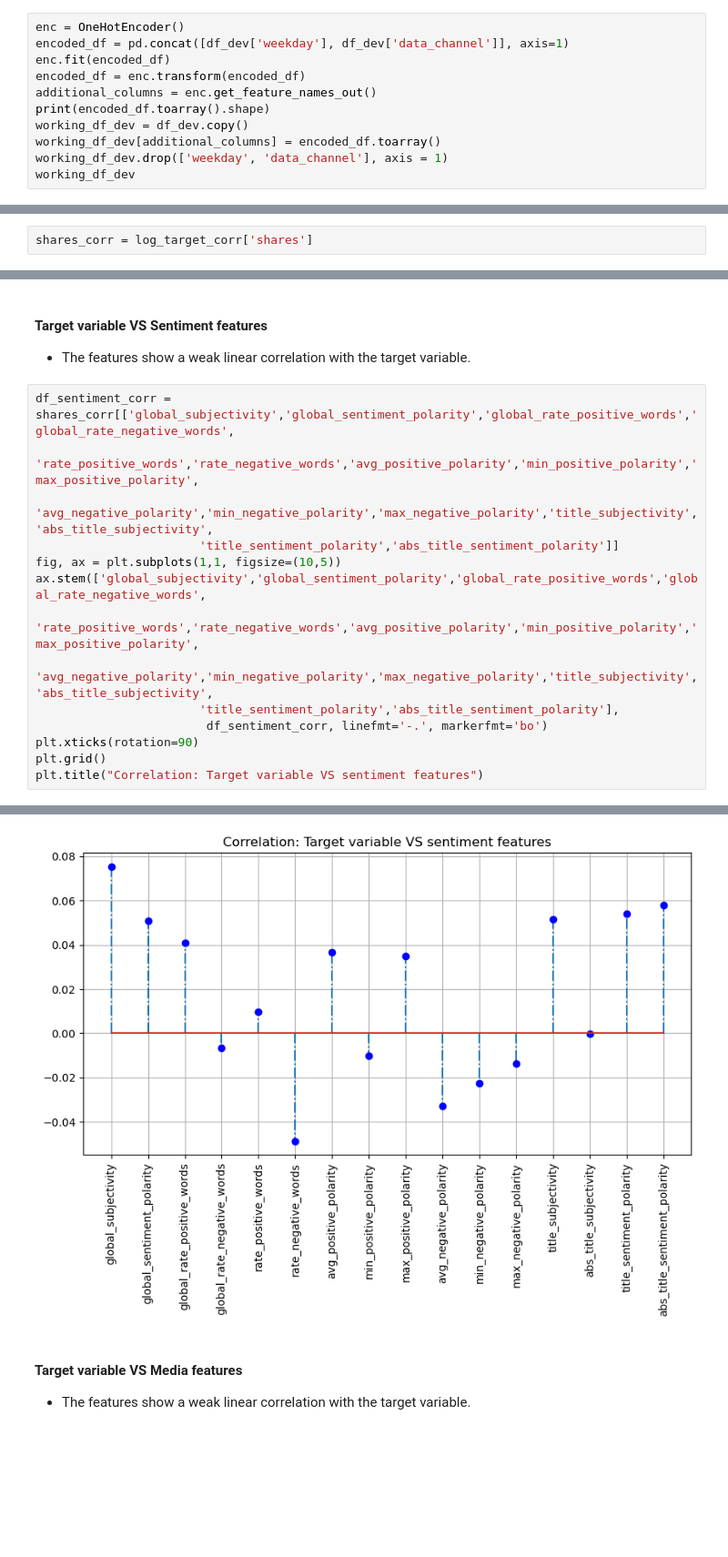
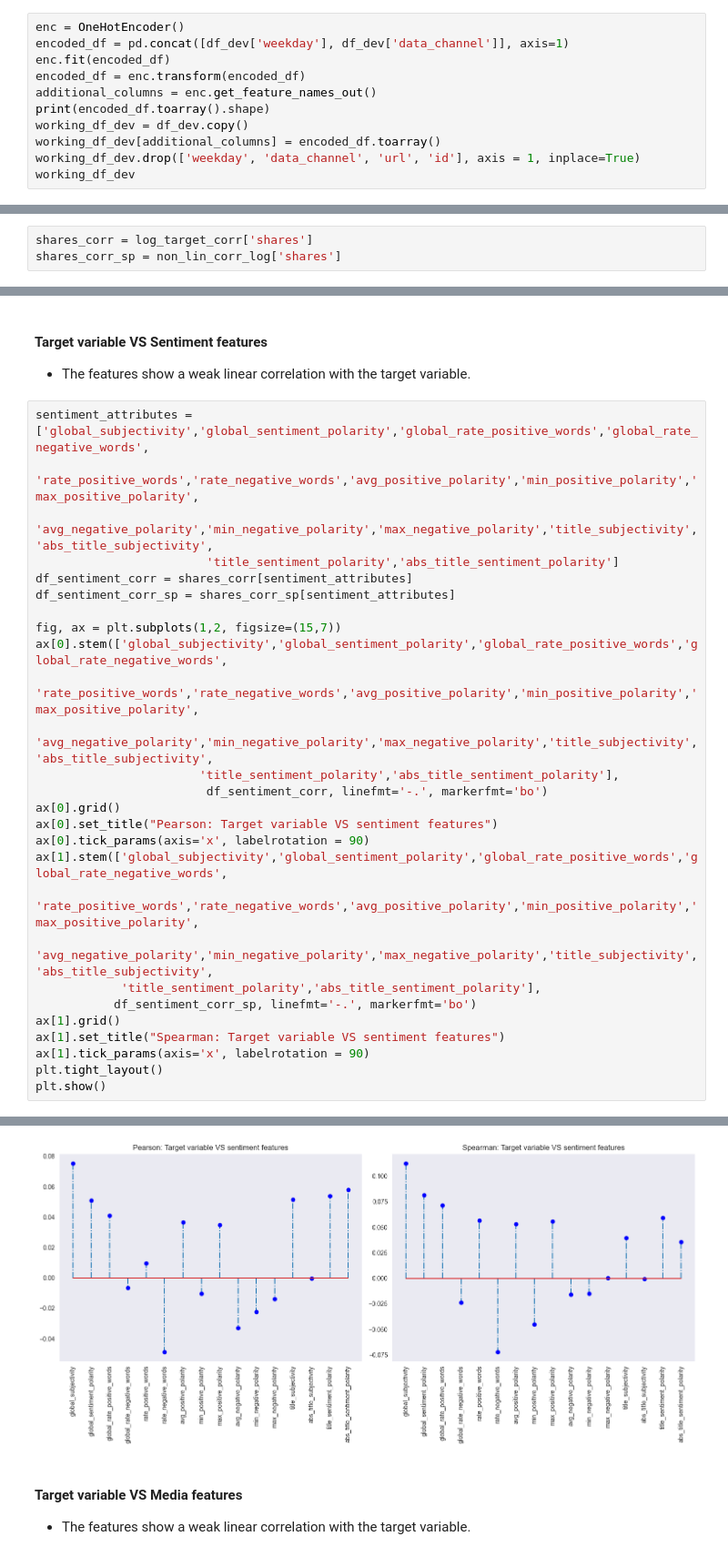
Before and after one commit to lolloberga/predict-shares-online-news, a Jupyter notebook: dataset_exploration.ipynb, the cells around one changed output, grey strips where cells are left out. Shown at 91% size. Saved outputs shown, nothing was run; the diff lists cells and outputs as text; blank space fills up the shorter version.

```diff
--- a/dataset_exploration.ipynb
+++ b/dataset_exploration.ipynb
@@ -362,7 +362,7 @@ additional_columns = enc.get_feature_names_out()
 print(encoded_df.toarray().shape)
 working_df_dev = df_dev.copy()
 working_df_dev[additional_columns] = encoded_df.toarray()
-working_df_dev.drop(['weekday', 'data_channel'], axis = 1)
+working_df_dev.drop(['weekday', 'data_channel', 'url', 'id'], axis = 1, inplace=True)
 working_df_dev
 # %% [output]
 (31715, 13)
@@ -456,6 +443,7 @@ sns.heatmap(non_lin_corr_log)
 - Saturday and sunday have a weak linear positive correlation with the target variable
 # %%
 shares_corr = log_target_corr['shares']
+shares_corr_sp = non_lin_corr_log['shares']
 # %%
 additional_columns
 # %% [output]
@@ -481,17 +480,30 @@ plt.grid()
 #### Target variable VS Sentiment features
 - The features show a weak linear correlation with the target variable.
 # %%
-df_sentiment_corr = shares_corr[['global_subjectivity','global_sentiment_polarity','global_rate_positive_words','global_rate_negative_words',
-                       'rate_positive_words','rate_negative_words','avg_positive_polarity','min_positive_polarity','max_positive_polarity',
-                       'avg_negative_polarity','min_negative_polarity','max_negative_polarity','title_subjectivity','abs_title_subjectivity',
-                       'title_sentiment_polarity','abs_title_sentiment_polarity']]
-fig, ax = plt.subplots(1,1, figsize=(10,5))
-ax.stem(['global_subjectivity','global_sentiment_polarity','global_rate_positive_words','global_rate_negative_words',
+sentiment_attributes = ['global_subjectivity','global_sentiment_polarity','global_rate_positive_words','global_rate_negative_words',
+                        'rate_positive_words','rate_negative_words','avg_positive_polarity','min_positive_polarity','max_positive_polarity',
+                        'avg_negative_polarity','min_negative_polarity','max_negative_polarity','title_subjectivity','abs_title_subjectivity',
+                        'title_sentiment_polarity','abs_title_sentiment_polarity']
+df_sentiment_corr = shares_corr[sentiment_attributes]
+df_sentiment_corr_sp = shares_corr_sp[sentiment_attributes]
+
+fig, ax = plt.subplots(1,2, figsize=(15,7))
+ax[0].stem(['global_subjectivity','global_sentiment_polarity','global_rate_positive_words','global_rate_negative_words',
                        'rate_positive_words','rate_negative_words','avg_positive_polarity','min_positive_polarity','max_positive_polarity',
                        'avg_negative_polarity','min_negative_polarity','max_negative_polarity','title_subjectivity','abs_title_subjectivity',
                        'title_sentiment_polarity','abs_title_sentiment_polarity'],
                         df_sentiment_corr, linefmt='-.', markerfmt='bo')
-plt.xticks(rotation=90)
-plt.grid()
-plt.title("Correlation: Target variable VS sentiment features")
+ax[0].grid()
+ax[0].set_title("Pearson: Target variable VS sentiment features")
+ax[0].tick_params(axis='x', labelrotation = 90)
+ax[1].stem(['global_subjectivity','global_sentiment_polarity','global_rate_positive_words','global_rate_negative_words',
+            'rate_positive_words','rate_negative_words','avg_positive_polarity','min_positive_polarity','max_positive_polarity',
+            'avg_negative_polarity','min_negative_polarity','max_negative_polarity','title_subjectivity','abs_title_subjectivity',
+            'title_sentiment_polarity','abs_title_sentiment_polarity'],
+           df_sentiment_corr_sp, linefmt='-.', markerfmt='bo')
+ax[1].grid()
+ax[1].set_title("Spearman: Target variable VS sentiment features")
+ax[1].tick_params(axis='x', labelrotation = 90)
+plt.tight_layout()
+plt.show()
 # %% [output]
@@ -499,4 +510,4 @@ Text(0.5, 1.0, 'Correlation: Target variable VS sentiment features')
-[figure, old version]
+[figure, new version]
 # %% [markdown]
 #### Target variable VS Media features
 - The features show a weak linear correlation with the target variable.
```
Also changed, not shown: parts of 17 cells of this notebook.
